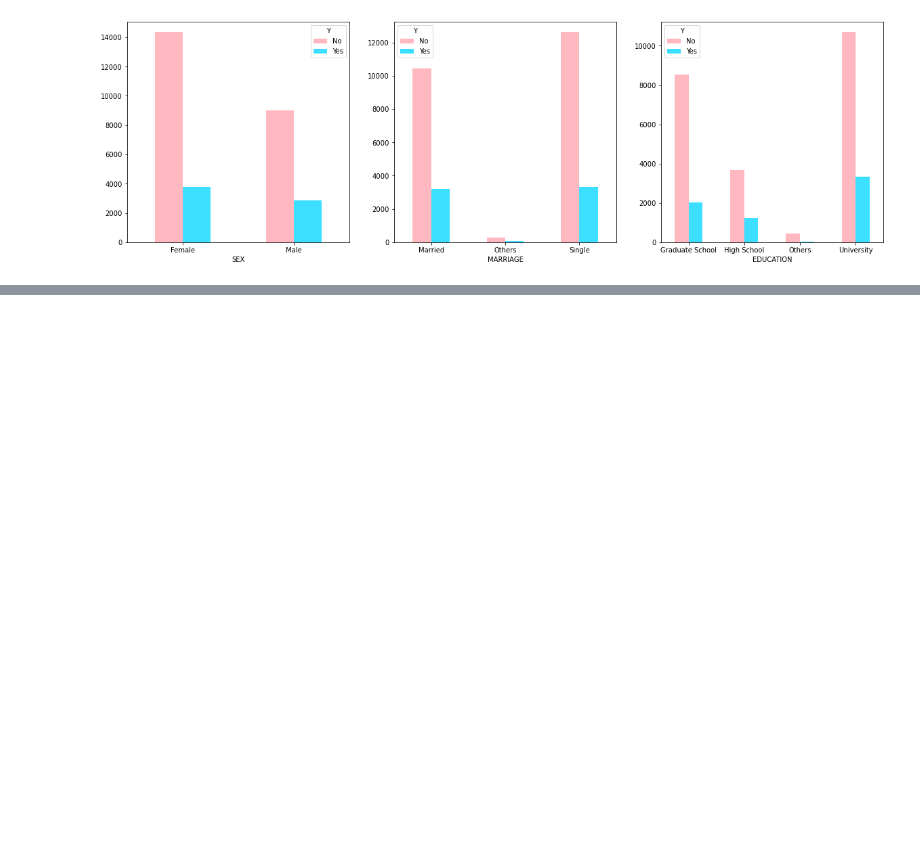
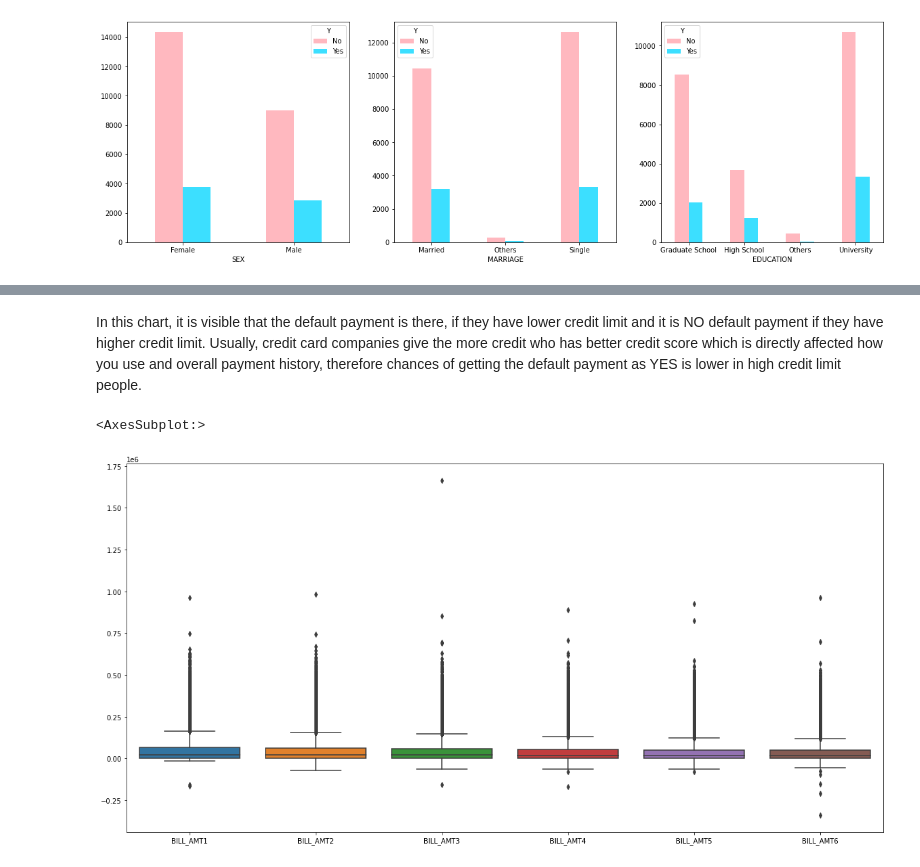
Before and after one commit to krish011/IE7300_ML_Project, a Jupyter notebook: Project_code_n.ipynb, the cells around one changed output, grey strips where cells are left out. Drawn from its saved outputs; the diff is of its cells as text; code cells hidden in the pictures; blank space fills up the shorter version.

```diff
--- a/Project_code_n.ipynb
+++ b/Project_code_n.ipynb
@@ -364,0 +424,10 @@ df_g3.plot(kind = 'bar', rot=0, ax=ax3, color = color)
+# %% [markdown]
+In this chart, it is visible that the default payment is there, if they have lower credit limit and it is NO default payment if they have higher credit limit. Usually, credit card companies give the more credit who has better credit score which is directly affected how you use and overall payment history, therefore chances of getting the default payment as YES is lower in high credit limit people.
+# %%
+# Boxplot of Bill Amount and Pay Amount
+plt.figure(figsize=(20,10))
+cols = ['BILL_AMT1', 'BILL_AMT2', 'BILL_AMT3', 'BILL_AMT4', 'BILL_AMT5', 'BILL_AMT6']
+sns.boxplot(data=df[cols])
+# %% [output]
+<AxesSubplot:>
+[figure, added]
```
Also changed, not shown: parts of 5 cells of this notebook.
